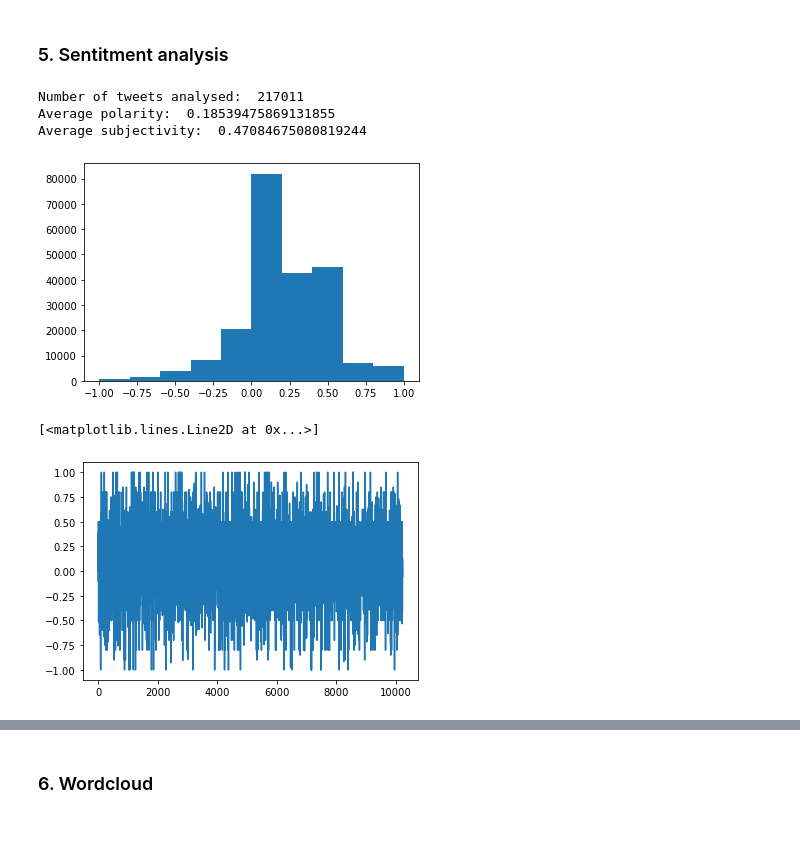
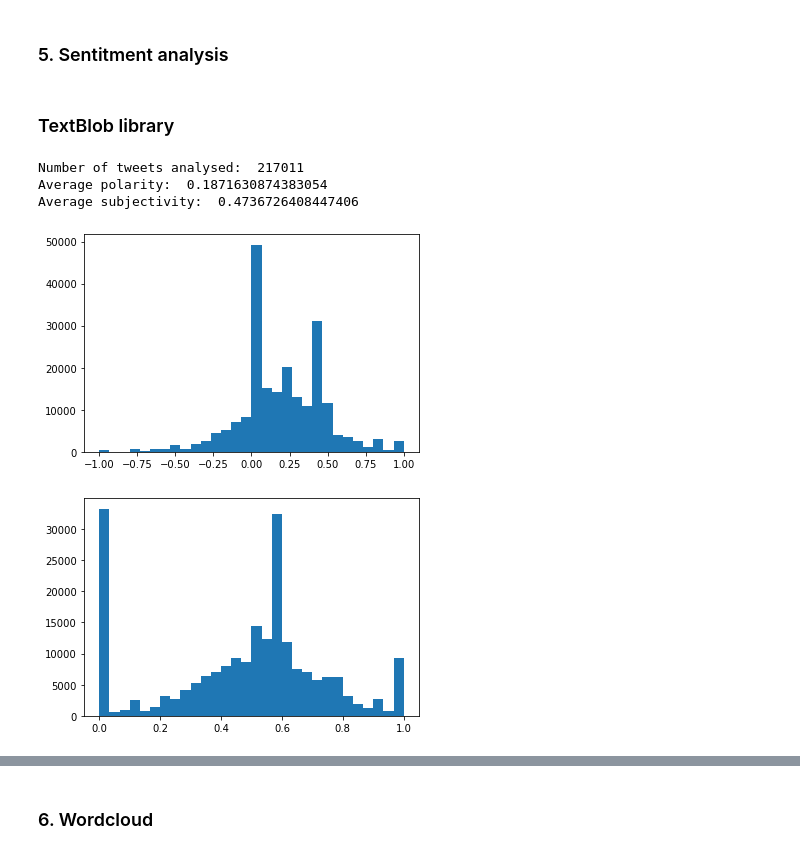
Before and after one commit to mdeppner/lgbtq-twitter-analysis, a Jupyter notebook: lgbtq_tweet_analysis.ipynb, the cells around one changed output, grey strips where cells are left out. Saved outputs shown, nothing was run; the diff lists cells and outputs as text; code cells hidden in the pictures.

```diff
--- a/lgbtq_tweet_analysis.ipynb
+++ b/lgbtq_tweet_analysis.ipynb
@@ -429,14 +531,17 @@ df['created_at'] = pd.to_datetime(df.created_at).dt.tz_localize(None)
 # %% [markdown]
 ### <a name="sentiment_analysis"></a> 5. Sentitment analysis
+# %% [markdown]
+### TextBlob library
 # %%
+# Iterate over the whole dataset and compute the polarity and subjectivity of the individual tweets
 avg_polar = 0.
 avg_subj = 0.
 count = 0
 polarities = np.zeros(df.shape[0])
 subjectivities = np.zeros(df.shape[0])
 
-for index, tweet in df.iterrows():
-    text = tweet['text']
+for index, tweet in df_processed.iterrows():
+    text = tweet['processed_text_no_emojis']
     blob = TextBlob(text)
     count+=1
 
@@ -454,16 +559,13 @@ print("Average polarity: ", avg_polar/count)
 print("Average subjectivity: ", avg_subj/count)
 # %% [output]
 Number of tweets analysed:  217011
-Average polarity:  0.18539475869131855
-Average subjectivity:  0.47084675080819244
+Average polarity:  0.1871630874383054
+Average subjectivity:  0.4736726408447406
 # %%
-pol_values, pol_bins, _ = plt.hist(polarities)
+pol_values, pol_bins, _ = plt.hist(polarities, bins=30)
 # %% [output]
-[figure, old version]
+[figure, new version]
 # %%
-subj_values, subj_bins, _ = plt.hist(subjectivities)
+subj_values, subj_bins, _ = plt.hist(subjectivities, bins=30)
+# %% [output]
+[figure, added]
-# %%
-plt.plot(polarities)
-# %% [output]
-[<matplotlib.lines.Line2D at 0x...>]
-[figure, removed]
```
Also changed, not shown: parts of 40 cells of this notebook.
